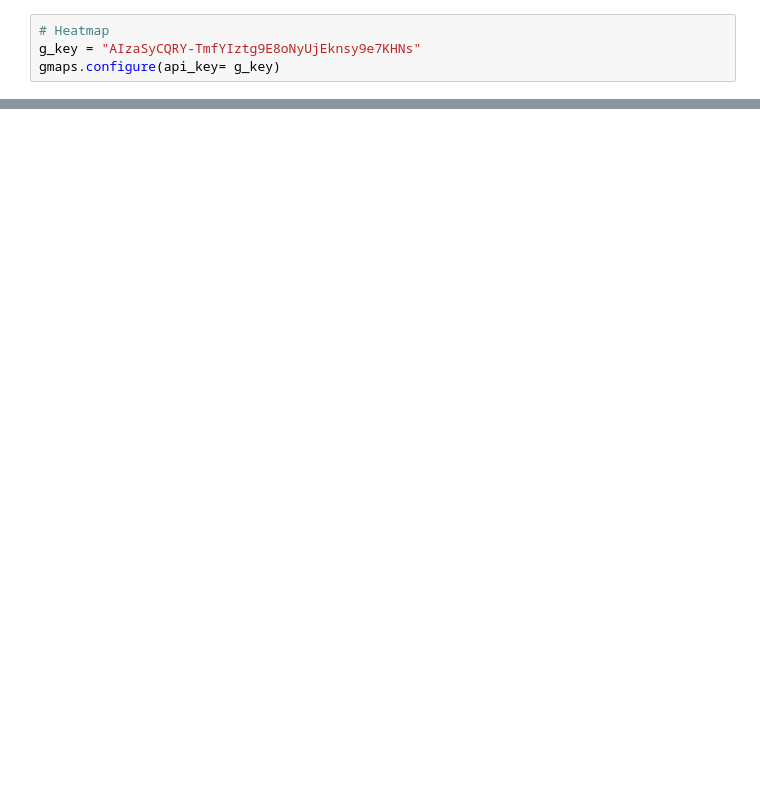
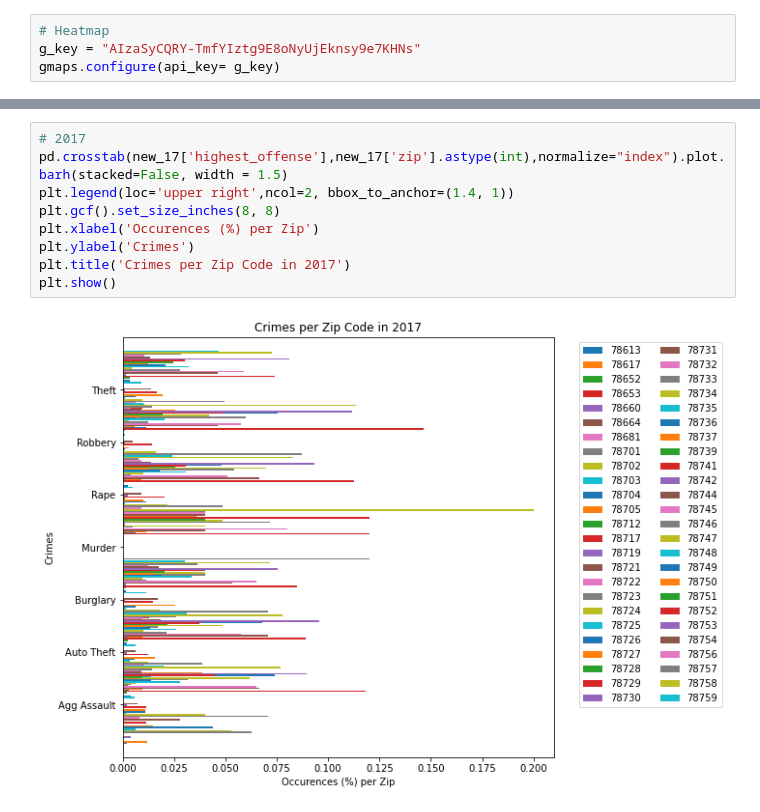
Before and after one commit to abstatz/Project-3, a Jupyter notebook: AustinAPI.ipynb, the cells around one changed output, grey strips where cells are left out. Drawn from its saved outputs; the diff is of its cells as text; blank space fills up the shorter version.

```diff
--- a/AustinAPI.ipynb
+++ b/AustinAPI.ipynb
@@ -309 +302,12 @@ plt.show()
+# %%
+# 2017
+pd.crosstab(new_17['highest_offense'],new_17['zip'].astype(int),normalize="index").plot.barh(stacked=False, width = 1.5)
+plt.legend(loc='upper right',ncol=2, bbox_to_anchor=(1.4, 1))
+plt.gcf().set_size_inches(8, 8)
+plt.xlabel('Occurences (%) per Zip')
+plt.ylabel('Crimes')
+plt.title('Crimes per Zip Code in 2017')
+plt.show()
+# %% [output]
+[figure, added]
 # %%
```
Also changed, not shown: parts of 10 cells of this notebook, 8 other files.
